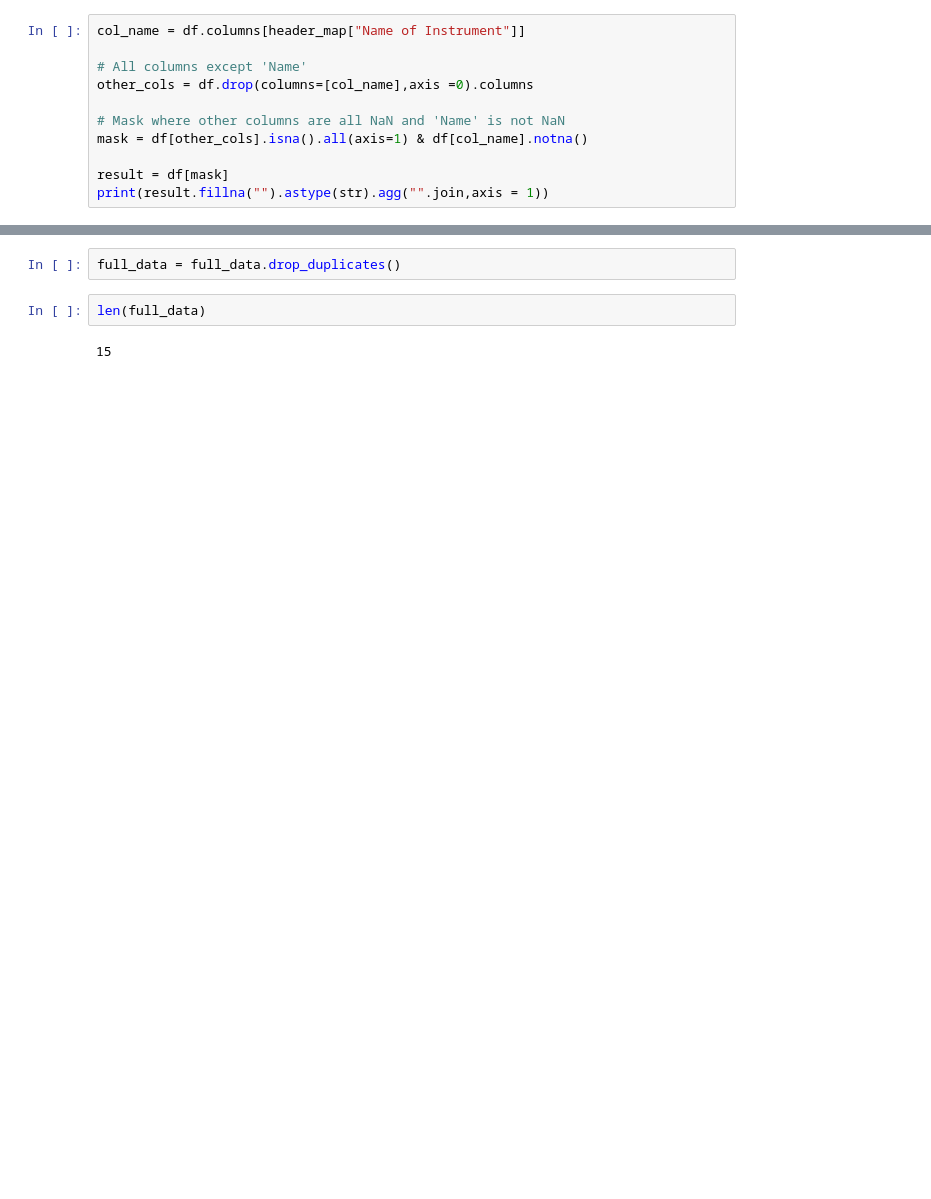
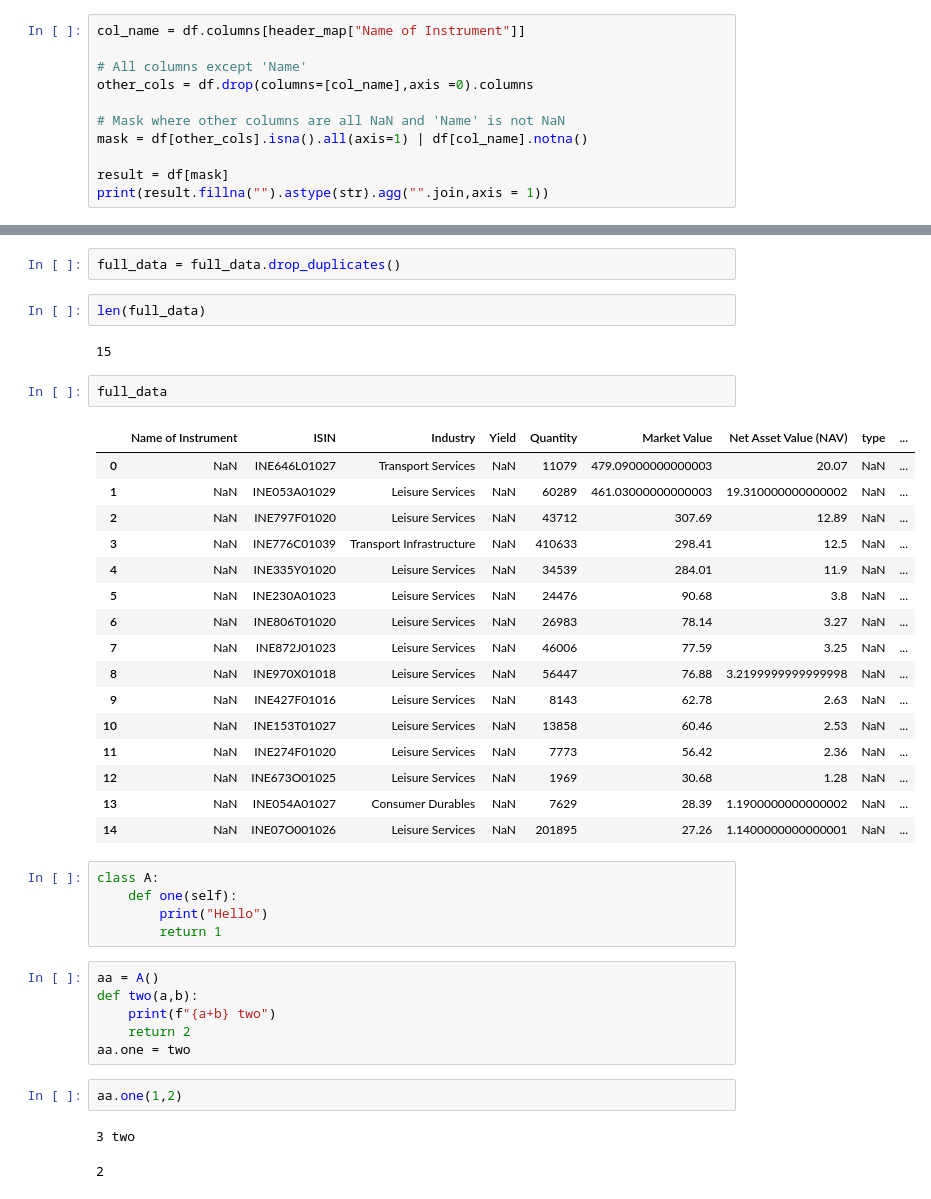
Before and after one commit to vaibhaVishwakarma/AssetManagmentCompanyParser, a Jupyter notebook: test.ipynb, the cells around one changed output, grey strips where cells are left out. Saved outputs shown, nothing was run; the diff lists cells and outputs as text; blank space fills up the shorter version.

```diff
--- a/test.ipynb
+++ b/test.ipynb
@@ -180,7 +174,7 @@ col_name = df.columns[header_map["Name of Instrument"]]
 other_cols = df.drop(columns=[col_name],axis =0).columns
 
 # Mask where other columns are all NaN and 'Name' is not NaN
-mask = df[other_cols].isna().all(axis=1) & df[col_name].notna()
+mask = df[other_cols].isna().all(axis=1) | df[col_name].notna()
 
 result = df[mask]
 print(result.fillna("").astype(str).agg("".join,axis = 1))
@@ -288,3 +271,38 @@ full_data = full_data.drop_duplicates()
 len(full_data)
 # %% [output]
 15
+# %%
+full_data
+# %% [output]
+|  | Name of Instrument | ISIN | Industry | Yield | Quantity | Market Value | Net Asset Value (NAV) | type | ... |
+| 0 | NaN | INE646L01027 | Transport Services | NaN | 11079 | 479.09000000000003 | 20.07 | NaN | ... |
+| 1 | NaN | INE053A01029 | Leisure Services | NaN | 60289 | 461.03000000000003 | 19.310000000000002 | NaN | ... |
+| 2 | NaN | INE797F01020 | Leisure Services | NaN | 43712 | 307.69 | 12.89 | NaN | ... |
+| 3 | NaN | INE776C01039 | Transport Infrastructure | NaN | 410633 | 298.41 | 12.5 | NaN | ... |
+| 4 | NaN | INE335Y01020 | Leisure Services | NaN | 34539 | 284.01 | 11.9 | NaN | ... |
+| 5 | NaN | INE230A01023 | Leisure Services | NaN | 24476 | 90.68 | 3.8 | NaN | ... |
+| 6 | NaN | INE806T01020 | Leisure Services | NaN | 26983 | 78.14 | 3.27 | NaN | ... |
+| 7 | NaN | INE872J01023 | Leisure Services | NaN | 46006 | 77.59 | 3.25 | NaN | ... |
+| 8 | NaN | INE970X01018 | Leisure Services | NaN | 56447 | 76.88 | 3.2199999999999998 | NaN | ... |
+| 9 | NaN | INE427F01016 | Leisure Services | NaN | 8143 | 62.78 | 2.63 | NaN | ... |
+| 10 | NaN | INE153T01027 | Leisure Services | NaN | 13858 | 60.46 | 2.53 | NaN | ... |
+| 11 | NaN | INE274F01020 | Leisure Services | NaN | 7773 | 56.42 | 2.36 | NaN | ... |
+| 12 | NaN | INE673O01025 | Leisure Services | NaN | 1969 | 30.68 | 1.28 | NaN | ... |
+| 13 | NaN | INE054A01027 | Consumer Durables | NaN | 7629 | 28.39 | 1.1900000000000002 | NaN | ... |
+| 14 | NaN | INE07O001026 | Leisure Services | NaN | 201895 | 27.26 | 1.1400000000000001 | NaN | ... |
+# %%
+class A:
+    def one(self):
+        print("Hello")
+        return 1
+# %%
+aa = A()
+def two(a,b):
+    print(f"{a+b} two")
+    return 2
+aa.one = two
+# %%
+aa.one(1,2)
+# %% [output]
+3 two
+2
```
Also changed, not shown: parts of 15 cells of this notebook, 7 other files.
